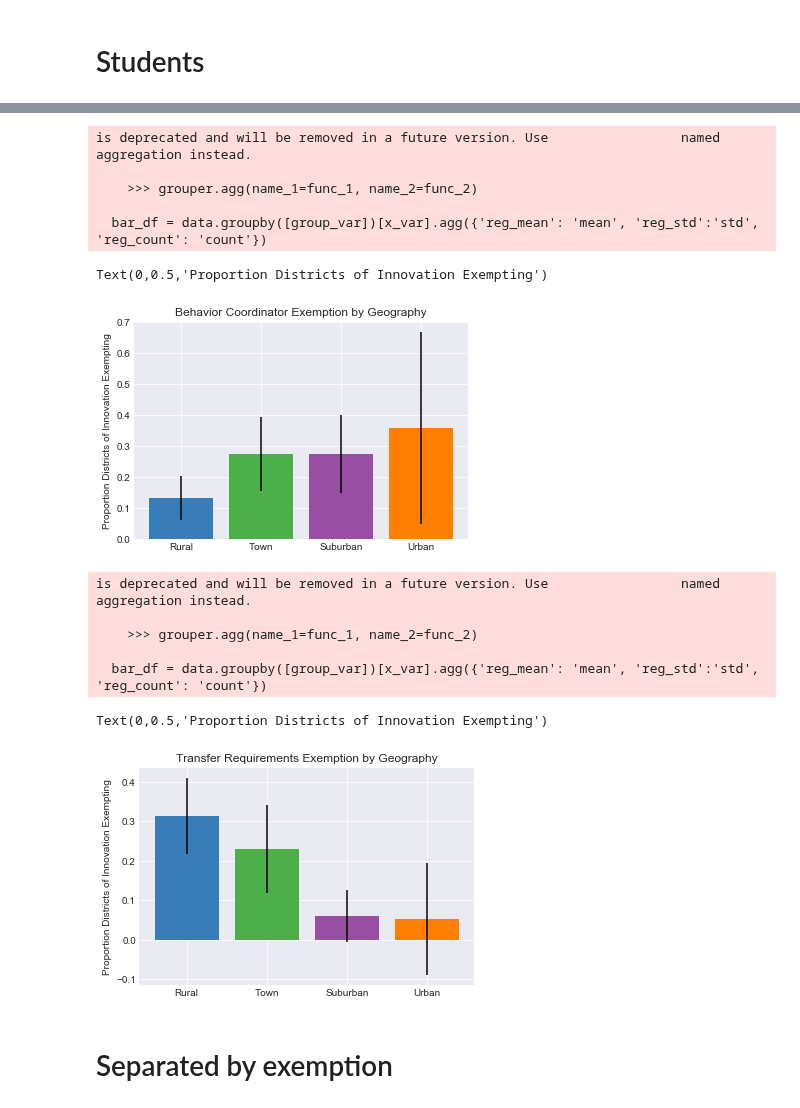
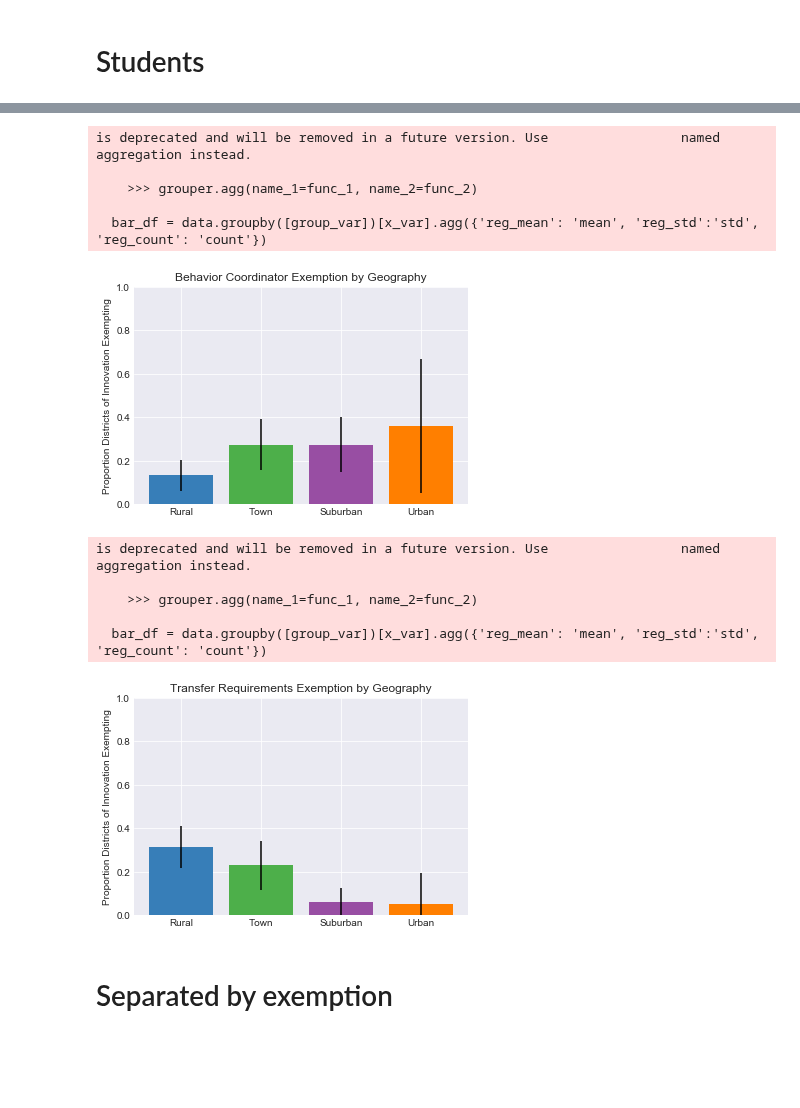
Before and after one commit to KylieLAnglin/dofis, a Jupyter notebook: analysis/descriptive_district/graphs_bar_exemptionsXgeography.ipynb, the cells around one changed output, grey strips where cells are left out. Saved outputs shown, nothing was run; the diff lists cells and outputs as text; code cells hidden in the pictures; blank space fills up the shorter version.

```diff
--- a/analysis/descriptive_district/graphs_bar_exemptionsXgeography.ipynb
+++ b/analysis/descriptive_district/graphs_bar_exemptionsXgeography.ipynb
@@ -201,27 +199,29 @@ bar_df = graphs.create_bar_df(data = data, group_var = 'geography', x_var = 'reg
 plt.bar(bar_df['geography'], bar_df['reg_mean'], yerr= bar_df['se'] * 1.98 * 2 ,color=palette(bar_df['order']))
 plt.title('Behavior Coordinator Exemption by Geography')
 plt.ylabel('Proportion Districts of Innovation Exempting')
+plt.ylim(0,1)
+plt.savefig(table_path + 'bar_geo_behaivor.png', dpi = 600)
 # %% [output]
 is deprecated and will be removed in a future version. Use                 named aggregation instead.
 
     >>> grouper.agg(name_1=func_1, name_2=func_2)
 
   bar_df = data.groupby([group_var])[x_var].agg({'reg_mean': 'mean', 'reg_std':'std', 'reg_count': 'count'})
-Text(0,0.5,'Proportion Districts of Innovation Exempting')
-[figure, old version]
+[figure, new version]
 # %%
 bar_df = graphs.create_bar_df(data = data, group_var = 'geography', x_var = 'reg25_036', group_order_dict = geo_order)
 plt.bar(bar_df['geography'], bar_df['reg_mean'], yerr= bar_df['se'] * 1.98 * 2 ,color=palette(bar_df['order']))
 plt.title('Transfer Requirements Exemption by Geography')
 plt.ylabel('Proportion Districts of Innovation Exempting')
+plt.ylim(0,1)
+plt.savefig(table_path + 'bar_geo_transfer.png', dpi = 600)
 # %% [output]
 is deprecated and will be removed in a future version. Use                 named aggregation instead.
 
     >>> grouper.agg(name_1=func_1, name_2=func_2)
 
   bar_df = data.groupby([group_var])[x_var].agg({'reg_mean': 'mean', 'reg_std':'std', 'reg_count': 'count'})
-Text(0,0.5,'Proportion Districts of Innovation Exempting')
-[figure, old version]
+[figure, new version]
 # %% [markdown]
 # Separated by exemption
 # %%
```
Also changed, not shown: parts of 10 cells of this notebook, 2 other files.
